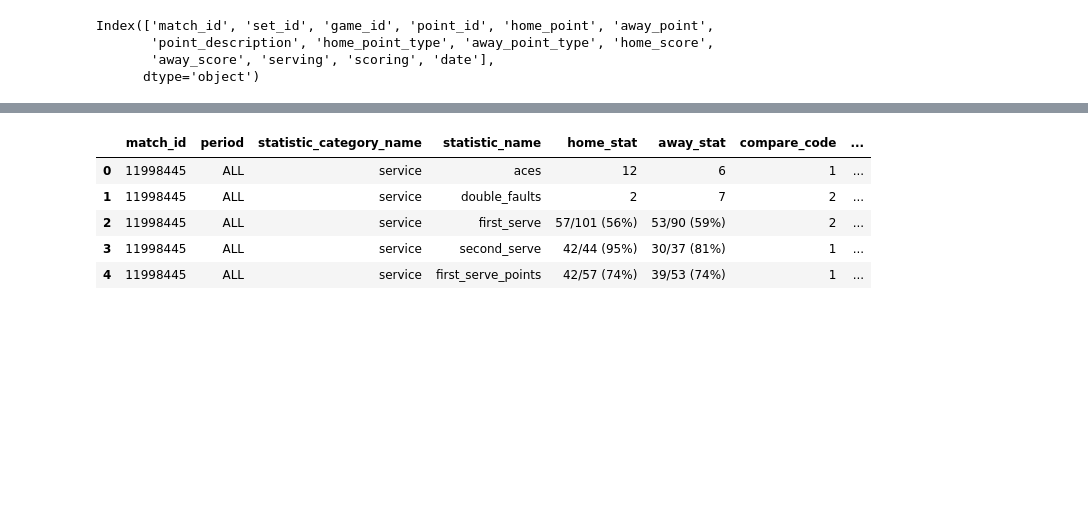
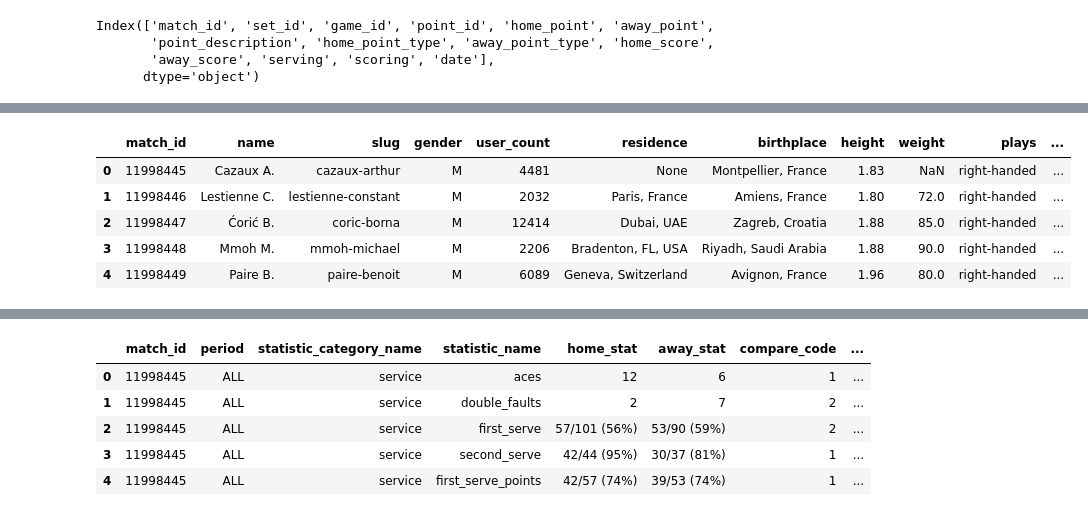
Before and after one commit to saba-ghorashi/tennis-analysis, a Jupyter notebook: understand_structure.ipynb, the cells around one changed output, grey strips where cells are left out. Cells and saved outputs as stored; diff of their text form; code cells hidden in the pictures; blank space fills up the shorter version.

```diff
--- a/understand_structure.ipynb
+++ b/understand_structure.ipynb
@@ -233,0 +130,9 @@ summary
+# %%
+MatchHomeTeamInfo.head()
+# %% [output]
+|  | match_id | name | slug | gender | user_count | residence | birthplace | height | weight | plays | ... |
+| 0 | 11998445 | Cazaux A. | cazaux-arthur | M | 4481 | None | Montpellier, France | 1.83 | NaN | right-handed | ... |
+| 1 | 11998446 | Lestienne C. | lestienne-constant | M | 2032 | Paris, France | Amiens, France | 1.80 | 72.0 | right-handed | ... |
+| 2 | 11998447 | Ćorić B. | coric-borna | M | 12414 | Dubai, UAE | Zagreb, Croatia | 1.88 | 85.0 | right-handed | ... |
+| 3 | 11998448 | Mmoh M. | mmoh-michael | M | 2206 | Bradenton, FL, USA | Riyadh, Saudi Arabia | 1.88 | 90.0 | right-handed | ... |
+| 4 | 11998449 | Paire B. | paire-benoit | M | 6089 | Geneva, Switzerland | Avignon, France | 1.96 | 80.0 | right-handed | ... |
```
Also changed, not shown: parts of 41 cells of this notebook.
